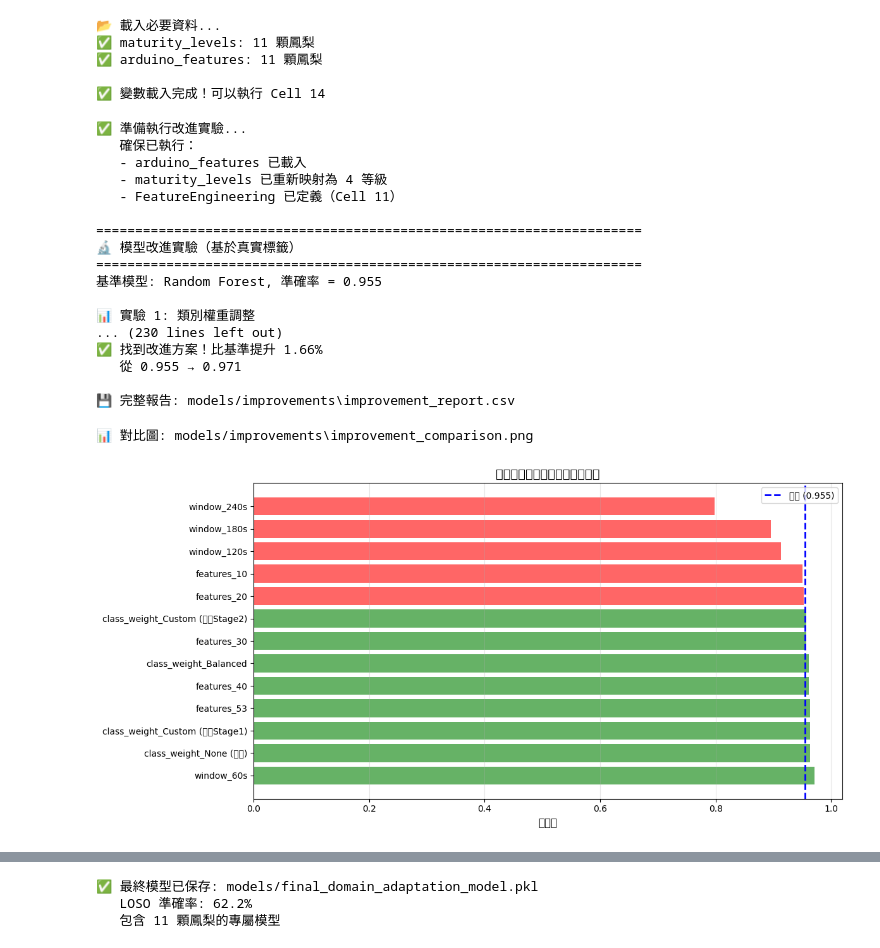
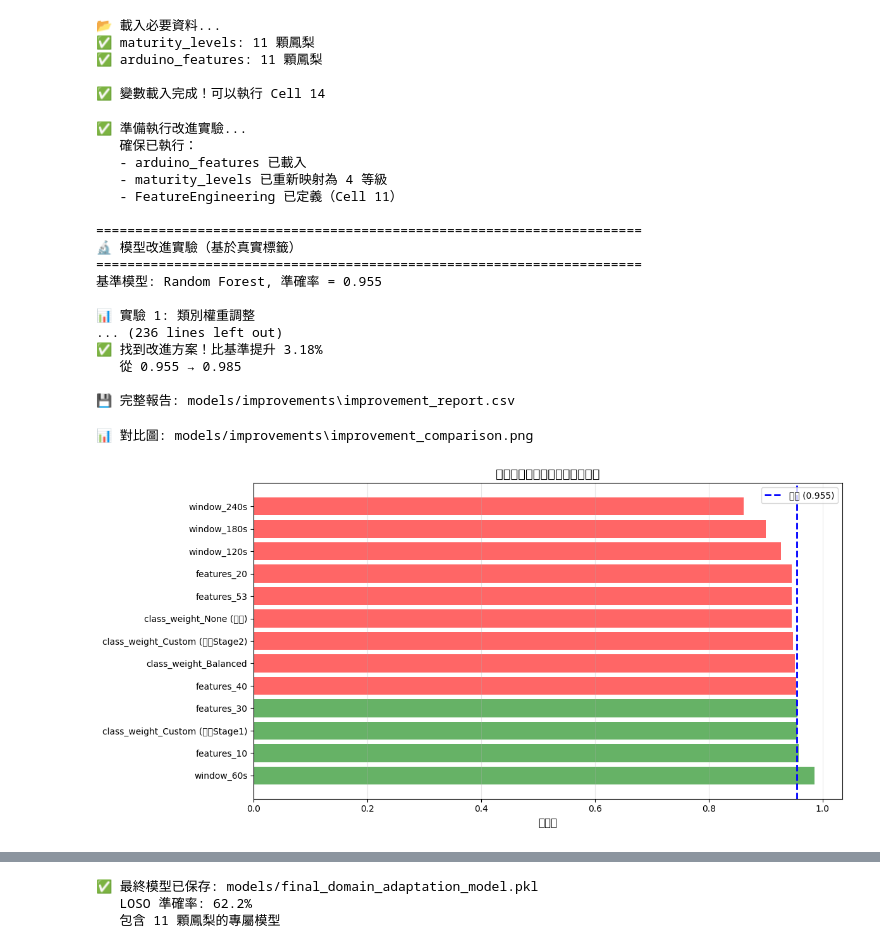
Before and after one commit to shuila777/fruit_project, a Jupyter notebook: Pineapple E-Nose Maturity Analysis/step_3,4,5_for_VScode/orkspace/step5.ipynb, the cells around one changed output, grey strips where cells are left out. Cells and saved outputs as stored; diff of their text form; code cells hidden in the pictures.

```diff
--- a/Pineapple E-Nose Maturity Analysis/step_3,4,5_for_VScode/orkspace/step5.ipynb
+++ b/Pineapple E-Nose Maturity Analysis/step_3,4,5_for_VScode/orkspace/step5.ipynb
@@ -1284,6 +1319,23 @@ class ModelImprovement:
         with open('data/processed/feature_data.pkl', 'rb') as f:
             data = pickle.load(f)
         X, y = data['features'], data['labels']
+
+        # === 新增：NaN 濾除（邏輯不變，只丟掉不完整樣本） ===
+        if isinstance(X, pd.DataFrame):
+            nan_mask = X.isna().any(axis=1)
+        else:
+            nan_mask = np.isnan(X).any(axis=1)
+        n_nan = nan_mask.sum()
+        if n_nan > 0:
+            print(f"   ⚠️ 實驗 1: 發現 {n_nan} 筆含 NaN 樣本，已排除。")
+            if isinstance(X, pd.DataFrame):
+                X = X.loc[~nan_mask].reset_index(drop=True)
+            else:
+                X = X[~nan_mask]
+            if isinstance(y, (pd.Series, pd.DataFrame)):
+                y = y.loc[~nan_mask].reset_index(drop=True)
+            else:
+                y = y[~nan_mask]
 
         # 標準化
         scaler = StandardScaler()
@@ -1359,6 +1411,23 @@ class ModelImprovement:
 
                 X, y, metadata = feature_engineer.extract_all_features()
 
+                # === 新增：NaN 濾除 ===
+                if isinstance(X, pd.DataFrame):
+                    nan_mask = X.isna().any(axis=1)
+                else:
+                    nan_mask = np.isnan(X).any(axis=1)
+                n_nan = nan_mask.sum()
+                if n_nan > 0:
+                    print(f"   ⚠️ 窗口 {ws}s: 發現 {n_nan} 筆含 NaN 樣本，已排除。")
+                    if isinstance(X, pd.DataFrame):
+                        X = X.loc[~nan_mask].reset_index(drop=True)
+                    else:
+                        X = X[~nan_mask]
+                    if isinstance(y, (pd.Series, pd.DataFrame)):
+                        y = y.loc[~nan_mask].reset_index(drop=True)
+                    else:
+                        y = y[~nan_mask]
+
                 # 標準化
                 scaler = StandardScaler()
                 X_scaled = scaler.fit_transform(X)
@@ -1401,6 +1470,23 @@ class ModelImprovement:
         with open('data/processed/feature_data.pkl', 'rb') as f:
             data = pickle.load(f)
         X, y = data['features'], data['labels']
+
+        # === 新增：NaN 濾除 ===
+        if isinstance(X, pd.DataFrame):
+            nan_mask = X.isna().any(axis=1)
+        else:
+            nan_mask = np.isnan(X).any(axis=1)
+        n_nan = nan_mask.sum()
+        if n_nan > 0:
+            print(f"   ⚠️ 實驗 3: 發現 {n_nan} 筆含 NaN 樣本，已排除。")
+            if isinstance(X, pd.DataFrame):
+                X = X.loc[~nan_mask].reset_index(drop=True)
+            else:
+                X = X[~nan_mask]
+            if isinstance(y, (pd.Series, pd.DataFrame)):
+                y = y.loc[~nan_mask].reset_index(drop=True)
+            else:
+                y = y[~nan_mask]
 
         # 標準化
         scaler = StandardScaler()
@@ -1520,37 +1606,37 @@ class ModelImprovement:
             print(f"📊 對比圖: {plot_path}")
 
         except Exception as e:
             print(f"⚠️  無法繪製圖表: {e}")
 
 # 執行改進實驗
 print("✅ 準備執行改進實驗...")
 print("   確保已執行：")
 print("   - arduino_features 已載入")
 print("   - maturity_levels 已重新映射為 4 等級")
 print("   - FeatureEngineering 已定義（Cell 11）\n")
 
 improver = ModelImprovement()
 results = improver.run_all_experiments()
 # %% [output]
 ✅ 準備執行改進實驗...
    確保已執行：
    - arduino_features 已載入
    - maturity_levels 已重新映射為 4 等級
    - FeatureEngineering 已定義（Cell 11）
 
 ======================================================================
 🔬 模型改進實驗（基於真實標籤）
 ======================================================================
 基準模型: Random Forest, 準確率 = 0.955
 
 📊 實驗 1: 類別權重調整
-... (230 lines left out)
-✅ 找到改進方案！比基準提升 1.66%
-   從 0.955 → 0.971
+... (236 lines left out)
+✅ 找到改進方案！比基準提升 3.18%
+   從 0.955 → 0.985
 
 💾 完整報告: models/improvements\improvement_report.csv
 📊 對比圖: models/improvements\improvement_comparison.png
-[figure, old version]
+[figure, new version]
 # %%
 # ===== 嚴格驗證：LOSO + 更小窗口測試 =====
 
```
Also changed, not shown: parts of 19 cells of this notebook, 50 other files.
